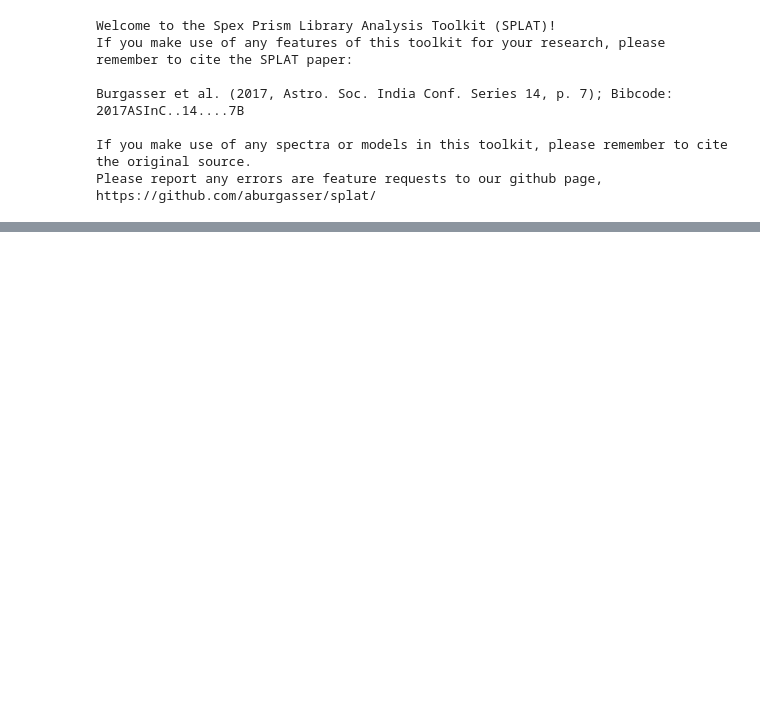
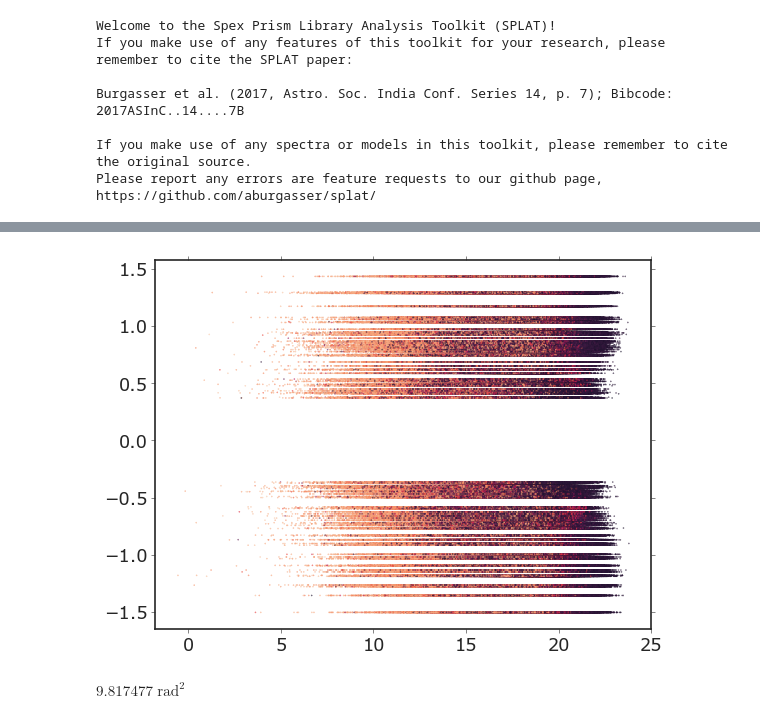
Before and after one commit to caganze/lsstsims, a Jupyter notebook: notebooks/Euclid.ipynb, the cells around one changed output, grey strips where cells are left out. Cells and saved outputs as stored; diff of their text form; code cells hidden in the pictures; blank space fills up the shorter version.

```diff
--- a/notebooks/Euclid.ipynb
+++ b/notebooks/Euclid.ipynb
@@ -146,0 +162,10 @@ data['footprint']
+# %%
+fig, ax=plt.subplots()
+c=ax.scatter(df.redH_EUCLID_J, df.b, c=df.temperature,s=0.1)
+#plt.colorbar(c)
+# %% [output]
+[figure, added]
+# %%
+3_000**3*1e-3*(15_000*u.degree**2).to(u.radian**2)/(4*np.pi)/1e6
+# %% [output]
+$9.817477 \; \mathrm{rad^{2}}$
```
Also changed, not shown: parts of 10 cells of this notebook, 7 other files.
